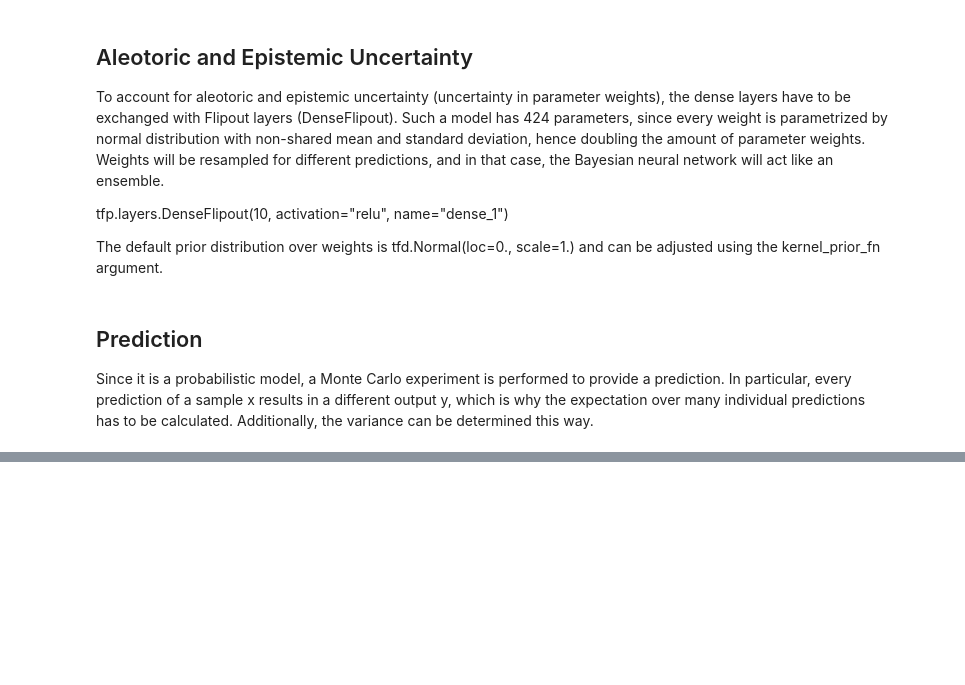
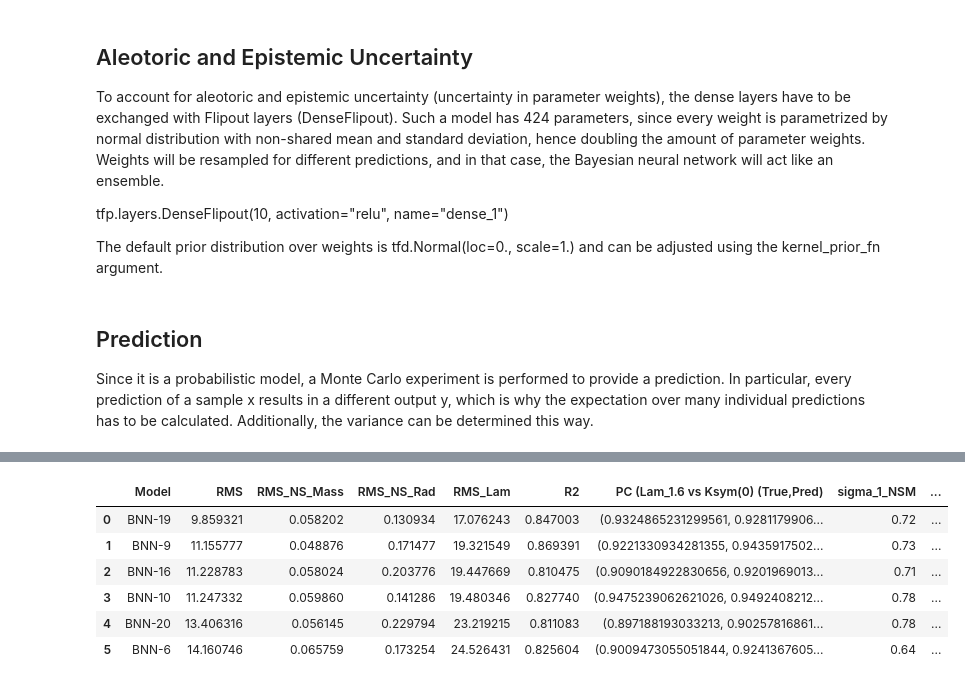
Before and after one commit to AstroDnerd/NS-ML-on-Nuclear-Matter--KB, a Jupyter notebook: Codes/BNN_Tensorflow.ipynb, the cells around one changed output, grey strips where cells are left out. Cells and saved outputs as stored; diff of their text form; code cells hidden in the pictures; blank space fills up the shorter version.

```diff
--- a/Codes/BNN_Tensorflow.ipynb
+++ b/Codes/BNN_Tensorflow.ipynb
@@ -137,0 +283,17 @@ Since it is a probabilistic model, a Monte Carlo experiment is performed to prov
+# %%
+result_new = pd.read_excel("BNN_Models.xlsx")
+# %%
+result_new_b = result_new[result_new['RMS']<15]
+result_new_better = result_new_b[result_new_b['R2']>0.8]
+result_new_better = result_new_better.sort_values(['RMS'],inplace=False)
+result_new_better.reset_index(inplace = True)
+result_new_better = result_new_better.drop(columns=['index'])
+result_new_better
+# %% [output]
+|  | Model | RMS | RMS_NS_Mass | RMS_NS_Rad | RMS_Lam | R2 | PC (Lam_1.6 vs Ksym(0) (True,Pred) | sigma_1_NSM | ... |
+| 0 | BNN-19 | 9.859321 | 0.058202 | 0.130934 | 17.076243 | 0.847003 | (0.9324865231299561, 0.9281179906... | 0.72 | ... |
+| 1 | BNN-9 | 11.155777 | 0.048876 | 0.171477 | 19.321549 | 0.869391 | (0.9221330934281355, 0.9435917502... | 0.73 | ... |
+| 2 | BNN-16 | 11.228783 | 0.058024 | 0.203776 | 19.447669 | 0.810475 | (0.9090184922830656, 0.9201969013... | 0.71 | ... |
+| 3 | BNN-10 | 11.247332 | 0.059860 | 0.141286 | 19.480346 | 0.827740 | (0.9475239062621026, 0.9492408212... | 0.78 | ... |
+| 4 | BNN-20 | 13.406316 | 0.056145 | 0.229794 | 23.219215 | 0.811083 | (0.897188193033213, 0.90257816861... | 0.78 | ... |
+| 5 | BNN-6 | 14.160746 | 0.065759 | 0.173254 | 24.526431 | 0.825604 | (0.9009473055051844, 0.9241367605... | 0.64 | ... |
```
Also changed, not shown: parts of 20 cells of this notebook, 2 other files.
